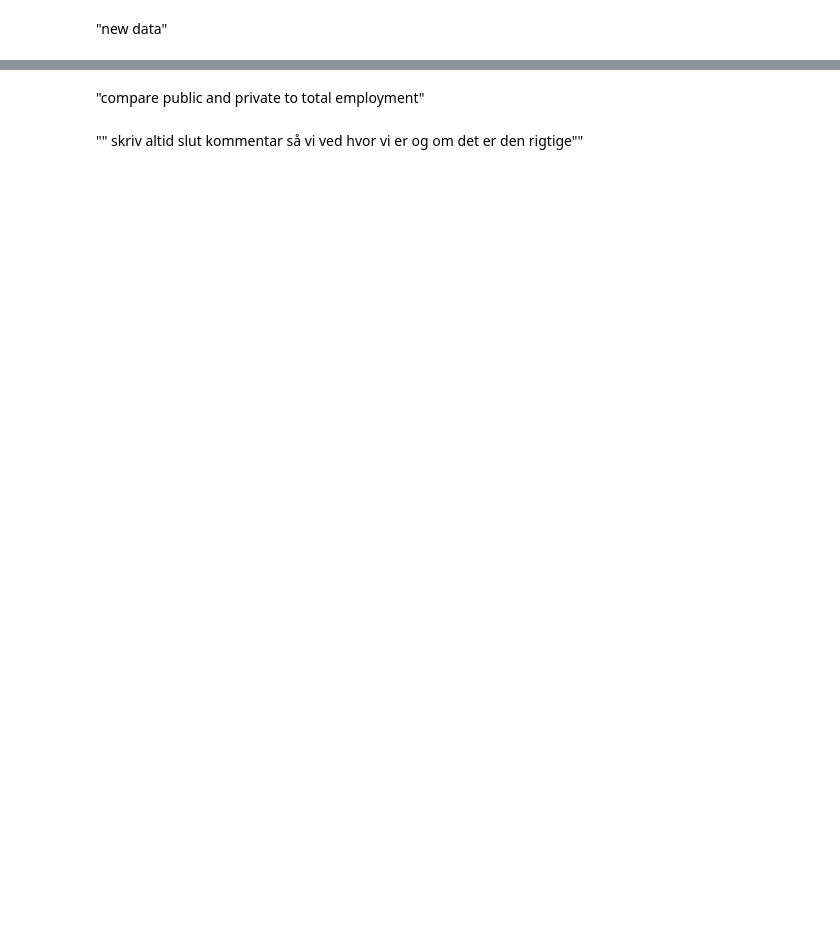
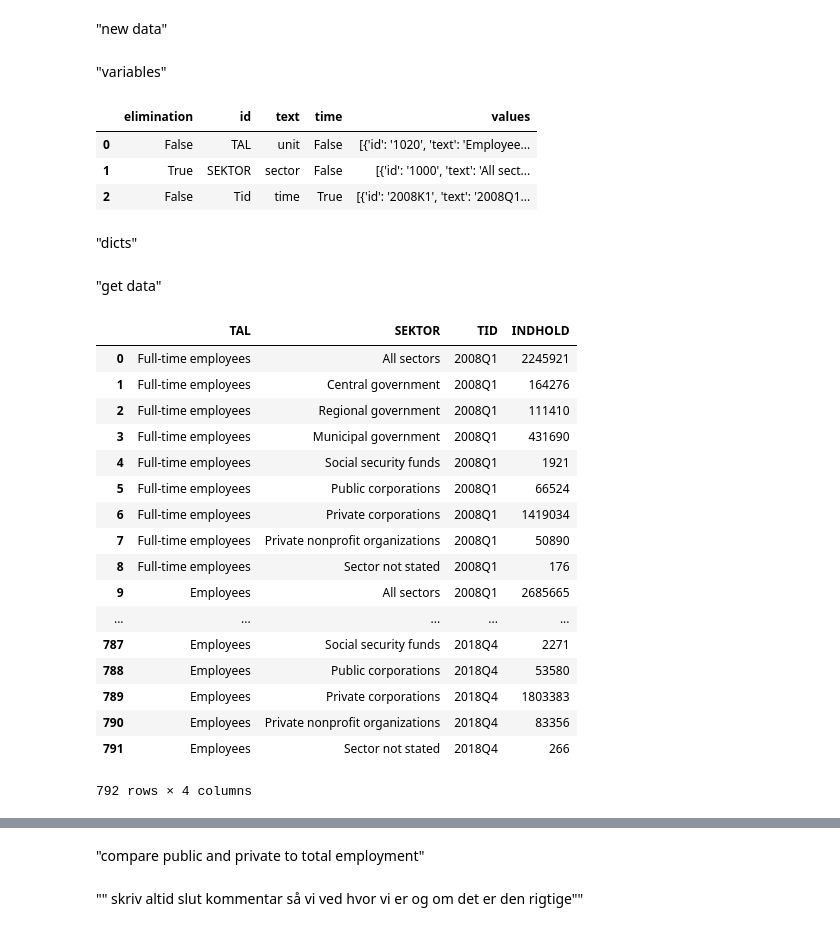
Before and after one commit to NumEconCopenhagen/projects-2019-nx31, a Jupyter notebook: dataproject/NX31_Data_Project.ipynb, the cells around one changed output, grey strips where cells are left out. Cells and saved outputs as stored; diff of their text form; code cells hidden in the pictures; blank space fills up the shorter version.

```diff
--- a/dataproject/NX31_Data_Project.ipynb
+++ b/dataproject/NX31_Data_Project.ipynb
@@ -216,4 +216,18 @@ Text(0.5, 1.0, 'Share of total public employment')
 # %% [markdown]
 "new data"
+# %% [markdown]
+"variables"
 # %%
 # download new data and clean it
+
+dst = pydst.Dst(lang='en')
+
+EM_variables = dst.get_variables(table_id = 'LBESK21')
+EM_variables
+# %% [output]
+|  | elimination | id | text | time | values |
+| 0 | False | TAL | unit | False | [{'id': '1020', 'text': 'Employee... |
+| 1 | True | SEKTOR | sector | False | [{'id': '1000', 'text': 'All sect... |
+| 2 | False | Tid | time | True | [{'id': '2008K1', 'text': '2008Q1... |
+# %% [markdown]
+"dicts"
@@ -219,0 +251,24 @@ Text(0.5, 1.0, 'Share of total public employment')
+# %% [markdown]
+"get data"
+# %%
+EM_raw = dst.get_data(table_id = 'LBESK21', variables = {'TAL':['*'], 'SEKTOR':['*'], 'Tid':['*']})
+EM_raw
+# %% [output]
+|  | TAL | SEKTOR | TID | INDHOLD |
+| 0 | Full-time employees | All sectors | 2008Q1 | 2245921 |
+| 1 | Full-time employees | Central government | 2008Q1 | 164276 |
+| 2 | Full-time employees | Regional government | 2008Q1 | 111410 |
+| 3 | Full-time employees | Municipal government | 2008Q1 | 431690 |
+| 4 | Full-time employees | Social security funds | 2008Q1 | 1921 |
+| 5 | Full-time employees | Public corporations | 2008Q1 | 66524 |
+| 6 | Full-time employees | Private corporations | 2008Q1 | 1419034 |
+| 7 | Full-time employees | Private nonprofit organizations | 2008Q1 | 50890 |
+| 8 | Full-time employees | Sector not stated | 2008Q1 | 176 |
+| 9 | Employees | All sectors | 2008Q1 | 2685665 |
+| ... | ... | ... | ... | ... |
+| 787 | Employees | Social security funds | 2018Q4 | 2271 |
+| 788 | Employees | Public corporations | 2018Q4 | 53580 |
+| 789 | Employees | Private corporations | 2018Q4 | 1803383 |
+| 790 | Employees | Private nonprofit organizations | 2018Q4 | 83356 |
+| 791 | Employees | Sector not stated | 2018Q4 | 266 |
+792 rows × 4 columns
```
Also changed, not shown: parts of 6 cells of this notebook.
